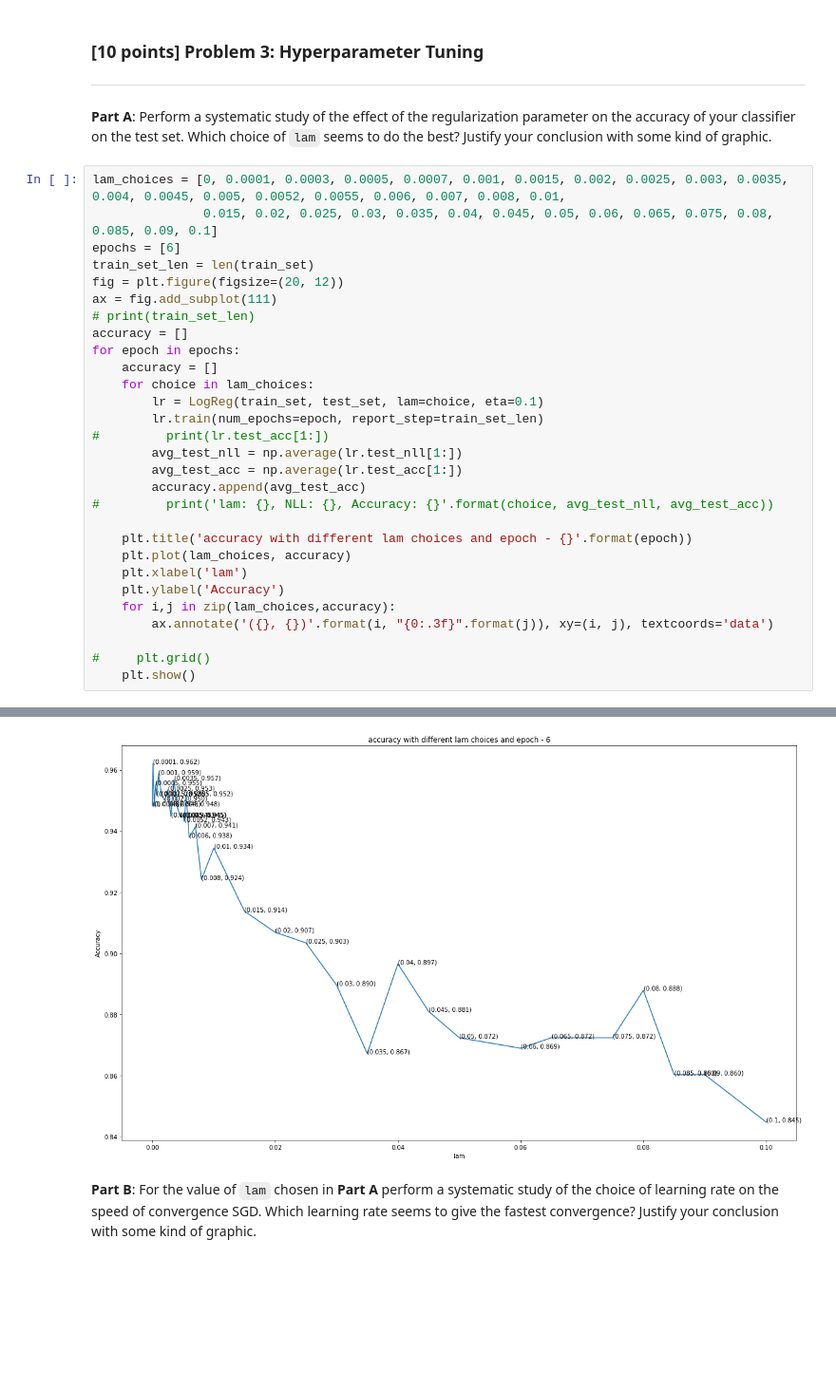
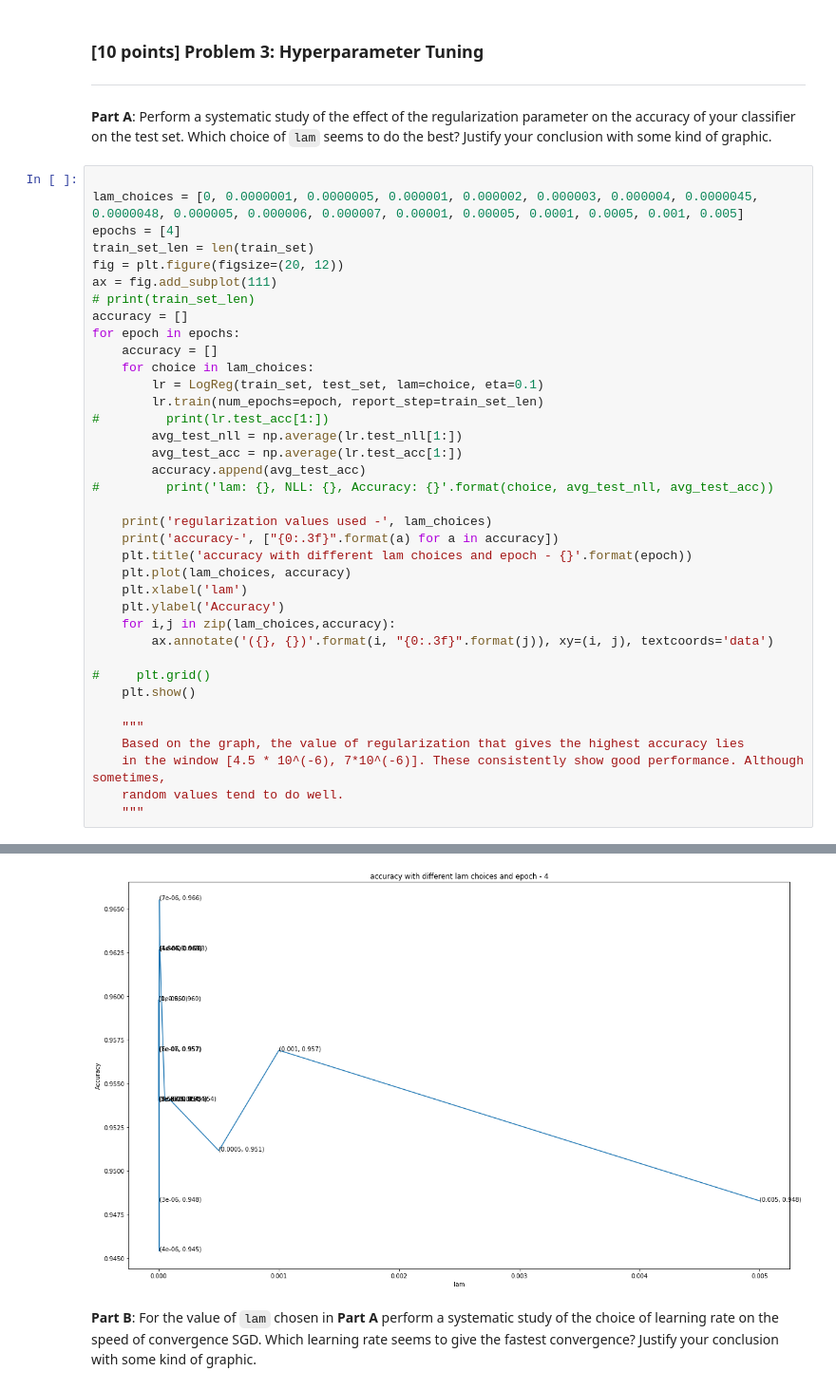
Before and after one commit to AkritiKapur/ml-5622-assignments, a Jupyter notebook: logreg/logreg.ipynb, the cells around one changed output, grey strips where cells are left out. Shown at 95% size. Drawn from its saved outputs; the diff is of its cells as text; blank space fills up the shorter version.

Commit message:
graph modified for 3A

```diff
--- a/logreg/logreg.ipynb
+++ b/logreg/logreg.ipynb
@@ -304,9 +304,9 @@ OK
 
 **Part A**: Perform a systematic study of the effect of the regularization parameter on the accuracy of your classifier on the test set.  Which choice of `lam` seems to do the best?  Justify your conclusion with some kind of graphic.
 # %%
-lam_choices = [0, 0.0001, 0.0003, 0.0005, 0.0007, 0.001, 0.0015, 0.002, 0.0025, 0.003, 0.0035, 0.004, 0.0045, 0.005, 0.0052, 0.0055, 0.006, 0.007, 0.008, 0.01,
-               0.015, 0.02, 0.025, 0.03, 0.035, 0.04, 0.045, 0.05, 0.06, 0.065, 0.075, 0.08, 0.085, 0.09, 0.1]
-epochs = [6]
+
+lam_choices = [0, 0.0000001, 0.0000005, 0.000001, 0.000002, 0.000003, 0.000004, 0.0000045, 0.0000048, 0.000005, 0.000006, 0.000007, 0.00001, 0.00005, 0.0001, 0.0005, 0.001, 0.005]
+epochs = [4]
 train_set_len = len(train_set)
 fig = plt.figure(figsize=(20, 12))
 ax = fig.add_subplot(111)
@@ -323,6 +323,8 @@ for epoch in epochs:
         accuracy.append(avg_test_acc)
 #         print('lam: {}, NLL: {}, Accuracy: {}'.format(choice, avg_test_nll, avg_test_acc))
 
+    print('regularization values used -', lam_choices)
+    print('accuracy-', ["{0:.3f}".format(a) for a in accuracy])
     plt.title('accuracy with different lam choices and epoch - {}'.format(epoch))
     plt.plot(lam_choices, accuracy)
     plt.xlabel('lam')
@@ -332,4 +334,10 @@ for epoch in epochs:
 
 #     plt.grid()
     plt.show()
+
+    """
+    Based on the graph, the value of regularization that gives the highest accuracy lies
+    in the window [4.5 * 10^(-6), 7*10^(-6)]. These consistently show good performance. Although sometimes,
+    random values tend to do well.
+    """
 # %% [output]
@@ -336,4 +346,4 @@ for epoch in epochs:
-[figure, old version]
+[figure, new version]
 # %% [markdown]
 **Part B**: For the value of `lam` chosen in **Part A** perform a systematic study of the choice of learning rate on the speed of convergence SGD.  Which learning rate seems to give the fastest convergence?  Justify your conclusion with some kind of graphic.
 # %%
```
Also changed, not shown: parts of 2 cells of this notebook.
